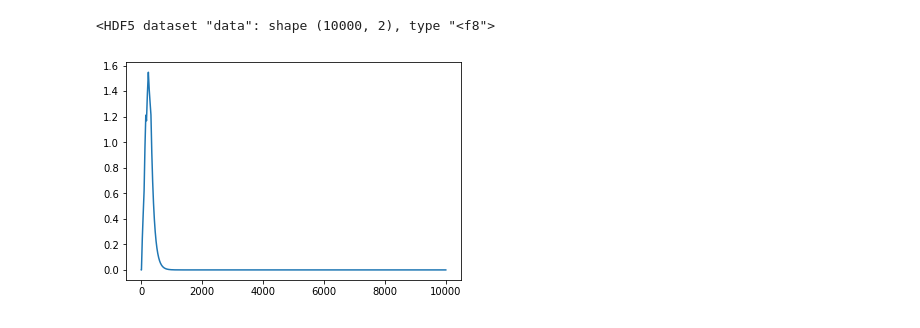
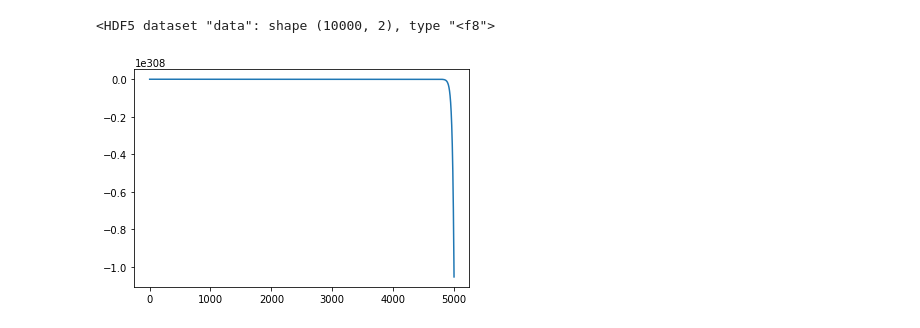
Before and after one commit to adityasinha379/FlyBrainProject, a Jupyter notebook: Project_as5624_pb2735.ipynb, the cells around one changed output. Drawn from its saved outputs; the diff is of its cells as text; code cells hidden in the pictures.

```diff
--- a/Project_as5624_pb2735.ipynb
+++ b/Project_as5624_pb2735.ipynb
@@ -95,13 +98,15 @@ f.close()
 # %%
 import h5py
 import numpy as np
 import matplotlib.pyplot as plt
 
 f = h5py.File('output.h5', 'r')
-idx = [a for a in f1['g']['uids']].index(b'pos_0->ring_0')
-# print([a for a in f1['g']['uids']])
-plt.plot(np.transpose(f1['g']['data'])[idx])
+var = 'V'
+node = b'ring_10'
+idx = [a for a in f[var]['uids']].index(node)
+# print([a for a in f[var]['uids']])
+plt.plot(np.transpose(f[var]['data'])[idx])
 
 f.close()
 # %% [output]
-[figure, old version]
+[figure, new version]
```
Also changed, not shown: parts of 3 cells of this notebook, 6 other files.
